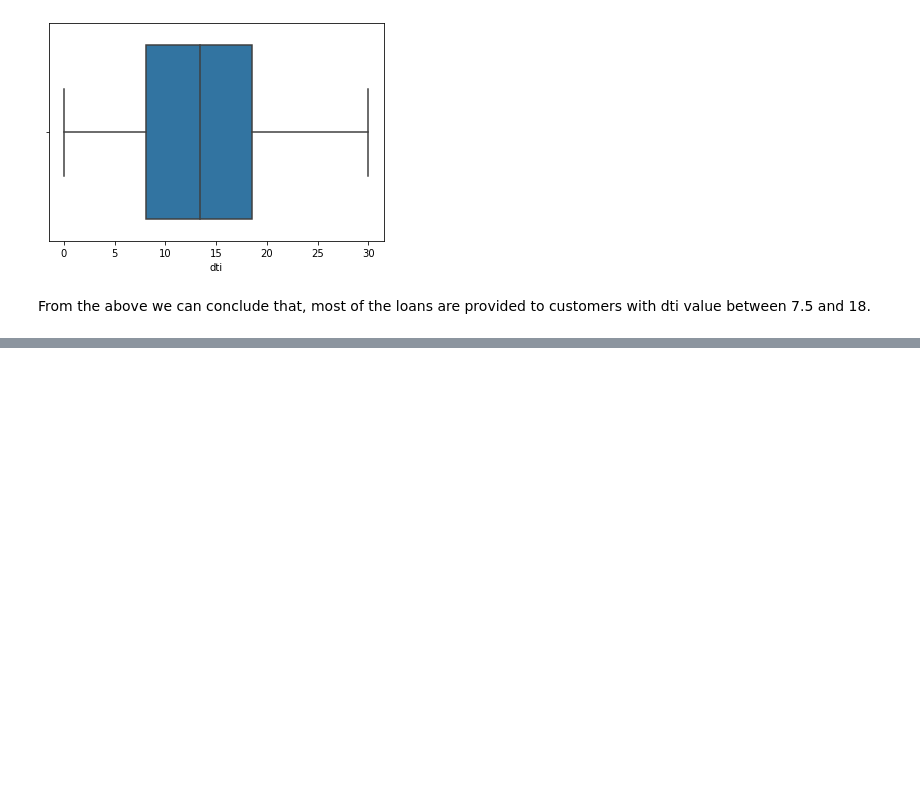
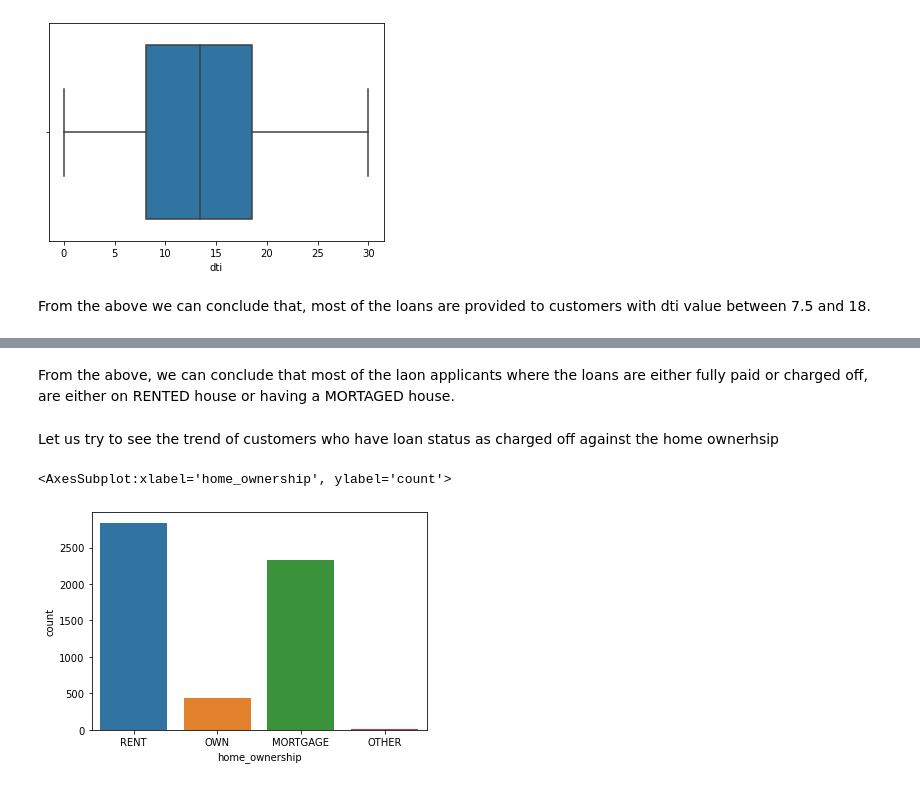
Before and after one commit to sreejith-rajashekaran/LendingClubCaseStudy, a Jupyter notebook: LendingClubCaseStudyFinal.ipynb, the cells around one changed output, grey strips where cells are left out. Drawn from its saved outputs; the diff is of its cells as text; code cells hidden in the pictures; blank space fills up the shorter version.

```diff
--- a/LendingClubCaseStudyFinal.ipynb
+++ b/LendingClubCaseStudyFinal.ipynb
@@ -540,0 +604,9 @@ From the above we can conclude that, most of the loans are provided to customers
+# %% [markdown]
+From the above, we can conclude that most of the laon applicants where the loans are either fully paid or charged off, are either on RENTED house or having a MORTAGED house.
+# %% [markdown]
+Let us try to see the trend of customers who have loan status as charged off against the home ownerhsip
+# %%
+sns.countplot(x='home_ownership', data = data_set[data_set['loan_status'] == 'Charged Off'])
+# %% [output]
+<AxesSubplot:xlabel='home_ownership', ylabel='count'>
+[figure, added]
```
Also changed, not shown: parts of 10 cells of this notebook, 2 other files.
